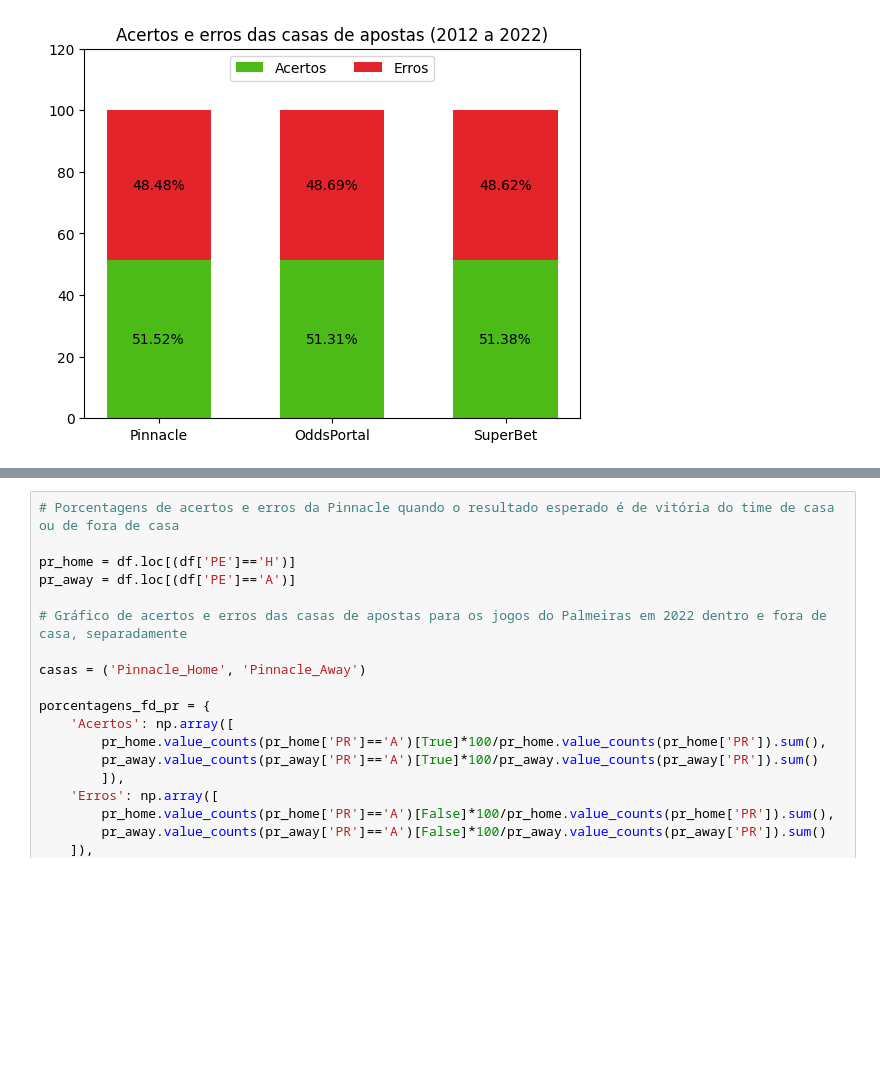
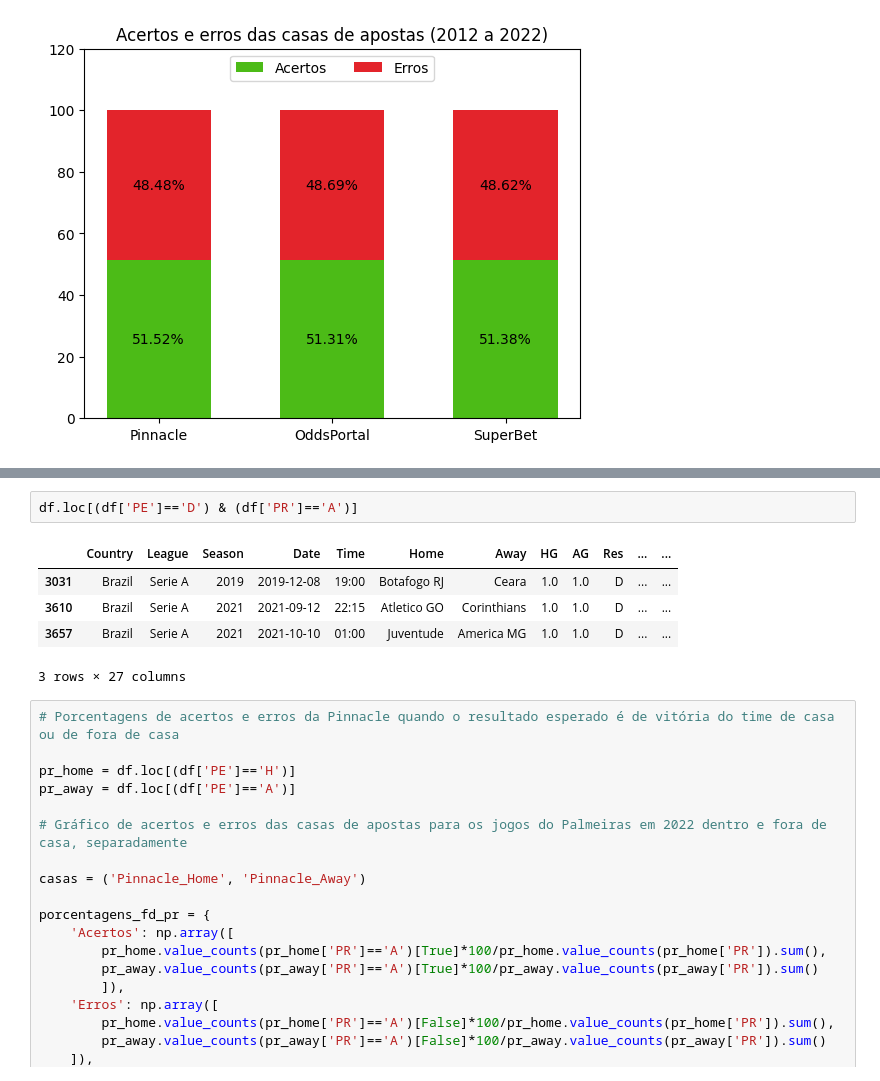
Before and after one commit to moharanascimento/projeto-final-estatistica-g3, a Jupyter notebook: Projeto_Formatado.ipynb, the cells around one changed output, grey strips where cells are left out. Saved outputs shown, nothing was run; the diff lists cells and outputs as text; blank space fills up the shorter version.

```diff
--- a/Projeto_Formatado.ipynb
+++ b/Projeto_Formatado.ipynb
@@ -737,3 +754,11 @@ plt.show()
+# %%
+df.loc[(df['PE']=='D') & (df['PR']=='A')]
+# %% [output]
+|  | Country | League | Season | Date | Time | Home | Away | HG | AG | Res | ... | ... |
+| 3031 | Brazil | Serie A | 2019 | 2019-12-08 | 19:00 | Botafogo RJ | Ceara | 1.0 | 1.0 | D | ... | ... |
+| 3610 | Brazil | Serie A | 2021 | 2021-09-12 | 22:15 | Atletico GO | Corinthians | 1.0 | 1.0 | D | ... | ... |
+| 3657 | Brazil | Serie A | 2021 | 2021-10-10 | 01:00 | Juventude | America MG | 1.0 | 1.0 | D | ... | ... |
+3 rows × 27 columns
 # %%
 # Porcentagens de acertos e erros da Pinnacle quando o resultado esperado é de vitória do time de casa ou de fora de casa
 
```
Also changed, not shown: parts of 5 cells of this notebook.
